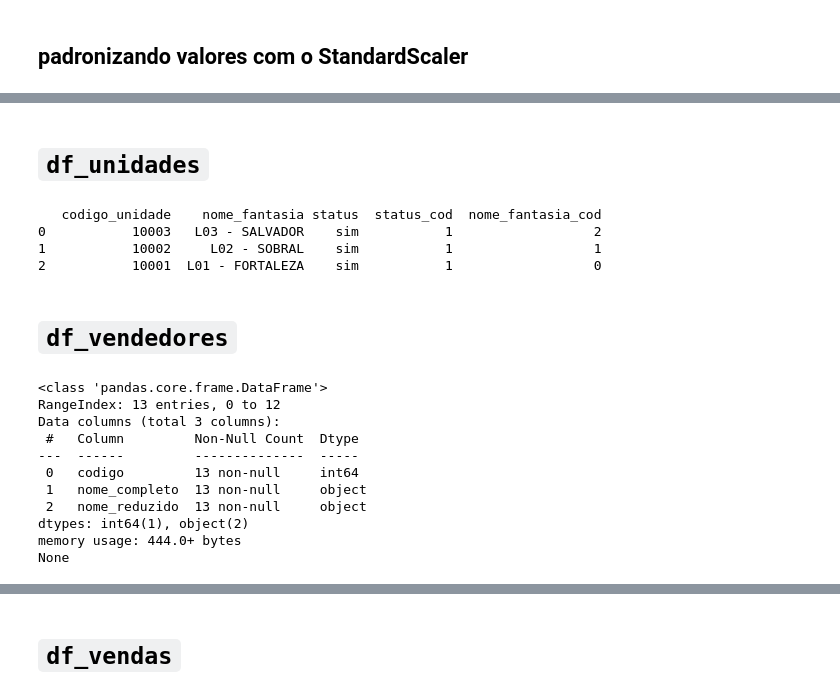
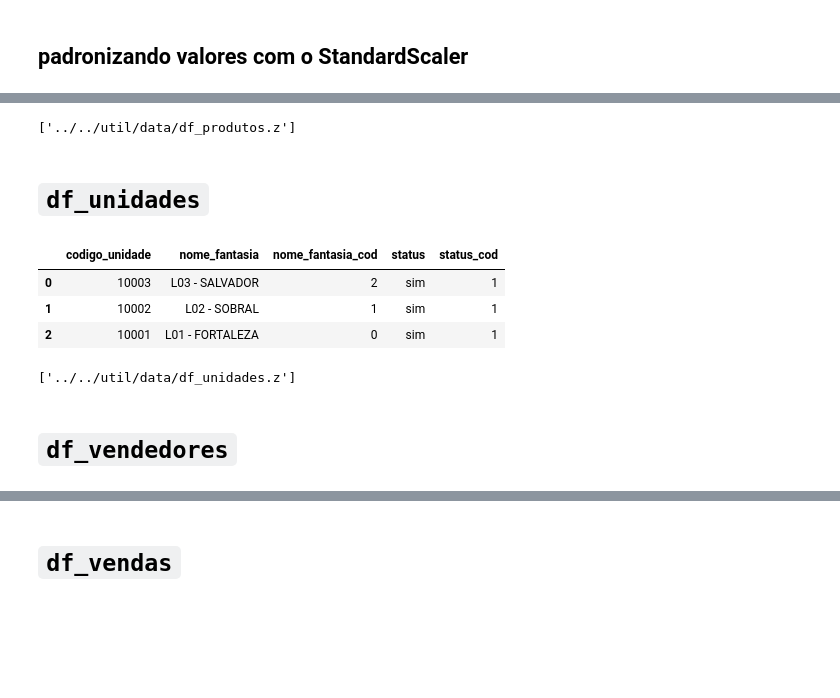
Before and after one commit to iambel/clustering, a Jupyter notebook: data science/isabel/padronizar_normalizar.ipynb, the cells around one changed output, grey strips where cells are left out. Saved outputs shown, nothing was run; the diff lists cells and outputs as text; code cells hidden in the pictures; blank space fills up the shorter version.

```diff
--- a/data science/isabel/padronizar_normalizar.ipynb
+++ b/data science/isabel/padronizar_normalizar.ipynb
@@ -95,5 +104,7 @@ produtos_numerica_std.head(10)
 # %%
-dump(produtos_numerica_std, caminho+'produtos_numerica_std.z')
+dump(df_produtos, caminho+'df_produtos.z')
+# %% [output]
+['../../util/data/df_produtos.z']
 # %% [markdown]
 # `df_unidades`
 # %%
@@ -107,30 +118,20 @@ df_unidades['status_cod'] = df_unidades['status'].map({'sim': 1, 'não': 0})
 # %%
 # Codificando a coluna 'nome_fantasia' com Label Encoding
 le = LabelEncoder()
-df_unidades['nome_fantasia_cod'] = le.fit_transform(df_unidades['nome_fantasia'])
+df_unidades.insert(2, 'nome_fantasia_cod', le.fit_transform(df_unidades['nome_fantasia']))
 # %%
-print(df_unidades.head())
+df_unidades.head()
 # %% [output]
-   codigo_unidade    nome_fantasia status  status_cod  nome_fantasia_cod
-0           10003   L03 - SALVADOR    sim           1                  2
-1           10002     L02 - SOBRAL    sim           1                  1
-2           10001  L01 - FORTALEZA    sim           1                  0
+|  | codigo_unidade | nome_fantasia | nome_fantasia_cod | status | status_cod |
+| 0 | 10003 | L03 - SALVADOR | 2 | sim | 1 |
+| 1 | 10002 | L02 - SOBRAL | 1 | sim | 1 |
+| 2 | 10001 | L01 - FORTALEZA | 0 | sim | 1 |
+# %%
+dump(df_unidades, caminho+'df_unidades.z')
+# %% [output]
+['../../util/data/df_unidades.z']
 # %% [markdown]
 # `df_vendedores`
 # %%
 from joblib import load
 df_vendedores = load("../../util/data/df_vendedores.z")
-# %%
-print(df_vendedores.info())
-# %% [output]
-<class 'pandas.core.frame.DataFrame'>
-RangeIndex: 13 entries, 0 to 12
-Data columns (total 3 columns):
- #   Column         Non-Null Count  Dtype
----  ------         --------------  -----
- 0   codigo         13 non-null     int64
- 1   nome_completo  13 non-null     object
- 2   nome_reduzido  13 non-null     object
-dtypes: int64(1), object(2)
-memory usage: 444.0+ bytes
-None
```
Also changed, not shown: parts of 24 cells of this notebook.
